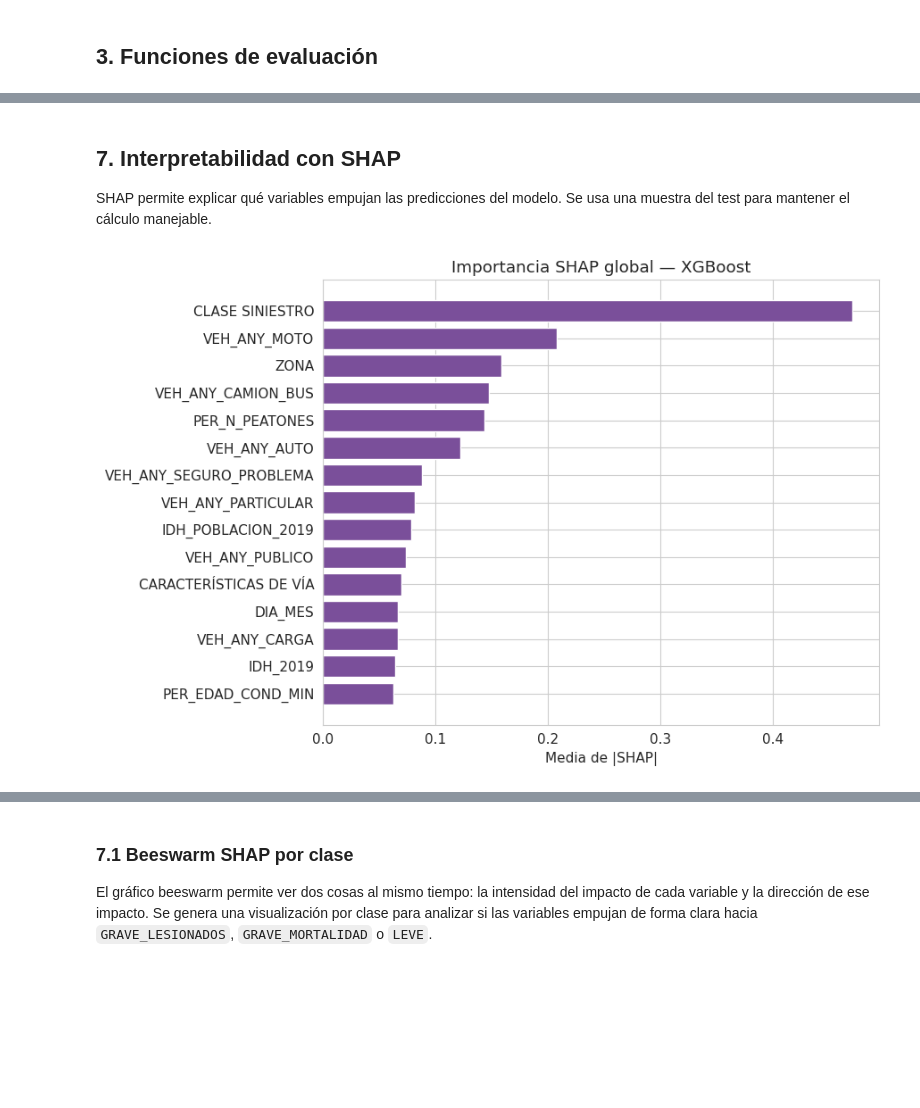
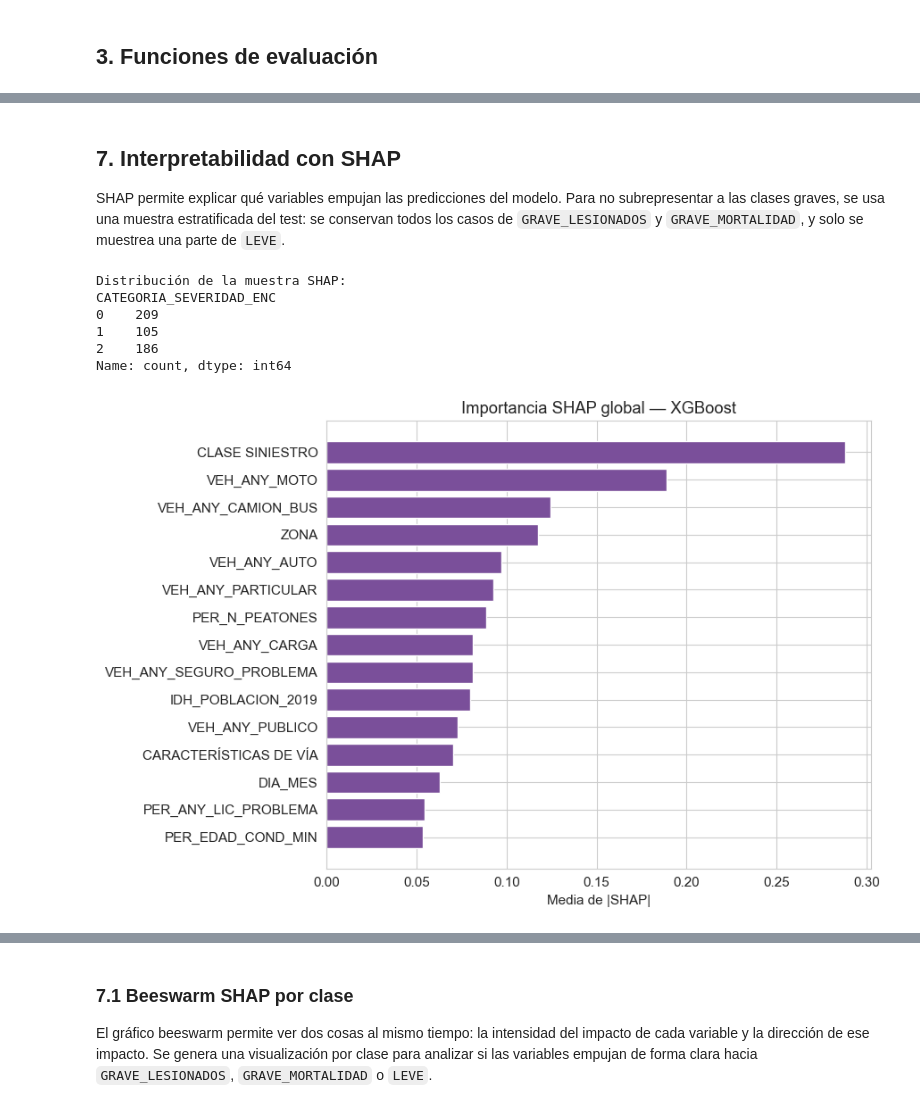
Before and after one commit to veliz-a/siniestros-fatales-peru-ml, a Jupyter notebook: notebooks/04_modelado_supervisado.ipynb, the cells around one changed output, grey strips where cells are left out. Saved outputs shown, nothing was run; the diff lists cells and outputs as text; code cells hidden in the pictures; blank space fills up the shorter version.

```diff
--- a/notebooks/04_modelado_supervisado.ipynb
+++ b/notebooks/04_modelado_supervisado.ipynb
@@ -18,6 +18,7 @@ import numpy as np
 import pandas as pd
 import seaborn as sns
 
+from sklearn.base import clone
 from sklearn.ensemble import RandomForestClassifier
 from sklearn.metrics import (
     accuracy_score,
@@ -26,7 +27,8 @@ from sklearn.metrics import (
     precision_recall_fscore_support,
     roc_auc_score,
 )
-from sklearn.model_selection import train_test_split
+from sklearn.model_selection import GridSearchCV, RandomizedSearchCV, StratifiedKFold, train_test_split
+from sklearn.utils.class_weight import compute_sample_weight
 
 warnings.filterwarnings('ignore')
 sns.set_style('whitegrid')
@@ -47,6 +49,13 @@ except ImportError:
     SHAP_DISPONIBLE = False
     print('SHAP no está instalado. Ejecutar: pip install shap')
 
+try:
+    import optuna
+    OPTUNA_DISPONIBLE = True
+except ImportError:
+    OPTUNA_DISPONIBLE = False
+    print('Optuna no está instalado. Ejecutar: pip install optuna')
+
 ROOT = Path.cwd().resolve()
 if ROOT.name == 'notebooks':
     ROOT = ROOT.parent
@@ -248,16 +651,13 @@ def guardar_importancias(nombre_modelo, modelo, columnas):
 # %%
 rf = RandomForestClassifier(
-    n_estimators=300,
-    max_depth=None,
-    min_samples_split=5,
-    min_samples_leaf=2,
     random_state=RANDOM_STATE,
     n_jobs=-1,
+    **rf_parametros_finales,
 )
 
 rf.fit(X_train, y_train)
 metricas_rf, y_pred_rf, y_proba_rf = evaluar_modelo('Random Forest', rf, X_test, y_test)
-guardar_matriz_confusion('confusion_random_forest.png', y_test, y_pred_rf, 'Matriz de confusión — Random Forest')
+cm_rf = guardar_matriz_confusion('confusion_random_forest.png', y_test, y_pred_rf, 'Matriz de confusión — Random Forest')
 importancias_rf = guardar_importancias('random_forest', rf, X_train.columns)
 # %% [output]
 === Random Forest ===
@@ -278,27 +680,18 @@ GRAVE_MORTALIDAD       0.46      0.15      0.23       186
 modelos = {'Random Forest': rf}
 metricas = [metricas_rf]
 
-if XGBOOST_DISPONIBLE:
-    xgb = XGBClassifier(
-        n_estimators=300,
-        max_depth=6,
-        learning_rate=0.05,
-        subsample=0.8,
-        colsample_bytree=0.8,
-        objective='multi:softprob',
-        eval_metric='mlogloss',
-        random_state=RANDOM_STATE,
-        n_jobs=-1,
-    )
-    xgb.fit(X_train, y_train)
+if XGBOOST_DISPONIBLE and xgb_parametros_finales is not None:
+    xgb = XGBClassifier(**xgb_parametros_finales)
+    xgb.fit(X_train, y_train, sample_weight=sample_weight_train)
     metricas_xgb, y_pred_xgb, y_proba_xgb = evaluar_modelo('XGBoost', xgb, X_test, y_test)
-    guardar_matriz_confusion('confusion_xgboost.png', y_test, y_pred_xgb, 'Matriz de confusión — XGBoost')
+    cm_xgb = guardar_matriz_confusion('confusion_xgboost.png', y_test, y_pred_xgb, 'Matriz de confusión — XGBoost')
     importancias_xgb = guardar_importancias('xgboost', xgb, X_train.columns)
     modelos['XGBoost'] = xgb
     metricas.append(metricas_xgb)
 else:
     xgb = None
     importancias_xgb = None
+    cm_xgb = None
     print('Se omite XGBoost porque no está instalado.')
 # %% [output]
 === XGBoost ===
@@ -384,10 +869,13 @@ metricas_clase_df
 # %% [markdown]
 ## 7. Interpretabilidad con SHAP
 
-SHAP permite explicar qué variables empujan las predicciones del modelo. Se usa una muestra del test para mantener el cálculo manejable.
+SHAP permite explicar qué variables empujan las predicciones del modelo. Para no subrepresentar a las clases graves, se usa una muestra estratificada del test: se conservan todos los casos de `GRAVE_LESIONADOS` y `GRAVE_MORTALIDAD`, y solo se muestrea una parte de `LEVE`.
 # %%
 if SHAP_DISPONIBLE:
-    X_shap = X_test.sample(n=min(500, len(X_test)), random_state=RANDOM_STATE)
+    X_shap, y_shap = muestra_shap_estratificada(X_test, y_test, max_total=500, random_state=RANDOM_STATE)
+    print('Distribución de la muestra SHAP:')
+    print(y_shap.value_counts().sort_index())
+
     explainer = shap.TreeExplainer(mejor_modelo)
     shap_values = explainer.shap_values(X_shap)
     try:
@@ -400,34 +888,40 @@ if SHAP_DISPONIBLE:
     else:
         shap_arr = np.asarray(shap_values)
         if shap_arr.ndim == 3 and shap_arr.shape[1] != X_shap.shape[1]:
             shap_arr = np.transpose(shap_arr, (1, 2, 0))
 
     if shap_arr.ndim == 3:
         importancia_shap = np.abs(shap_arr).mean(axis=(0, 2))
     else:
         importancia_shap = np.abs(shap_arr).mean(axis=0)
 
     shap_imp = pd.DataFrame({
         'feature': X_shap.columns,
         'importancia_shap_media_abs': importancia_shap,
     }).sort_values('importancia_shap_media_abs', ascending=False)
     shap_imp.to_csv(DIR_TABLAS / 'importancia_shap.csv', index=False, encoding='utf-8')
 
     top = shap_imp.head(15).sort_values('importancia_shap_media_abs')
     plt.figure(figsize=(9, 6))
     plt.barh(top['feature'], top['importancia_shap_media_abs'], color='#7a4f9a')
     plt.title(f'Importancia SHAP global — {mejor_nombre}')
     plt.xlabel('Media de |SHAP|')
     plt.tight_layout()
     plt.savefig(DIR_FIGURAS / 'shap_importancia_global.png', dpi=150)
     plt.show()
 
     shap_imp.head(15)
 else:
     shap_imp = None
     print('Se omite SHAP porque no está instalado.')
 # %% [output]
+Distribución de la muestra SHAP:
+CATEGORIA_SEVERIDAD_ENC
+0    209
+1    105
+2    186
+Name: count, dtype: int64
-[figure, old version]
+[figure, new version]
 # %%
 if SHAP_DISPONIBLE:
     plt.figure()
```
Also changed, not shown: parts of 21 cells of this notebook, 22 other files.
